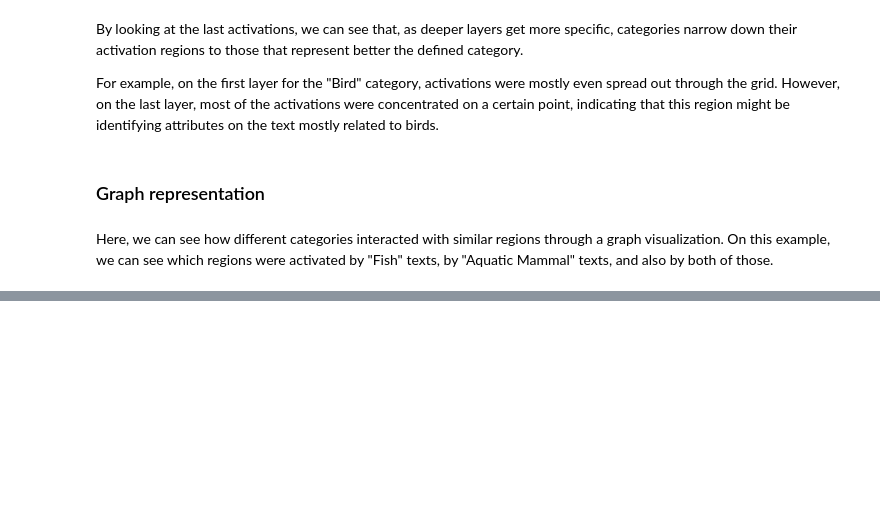
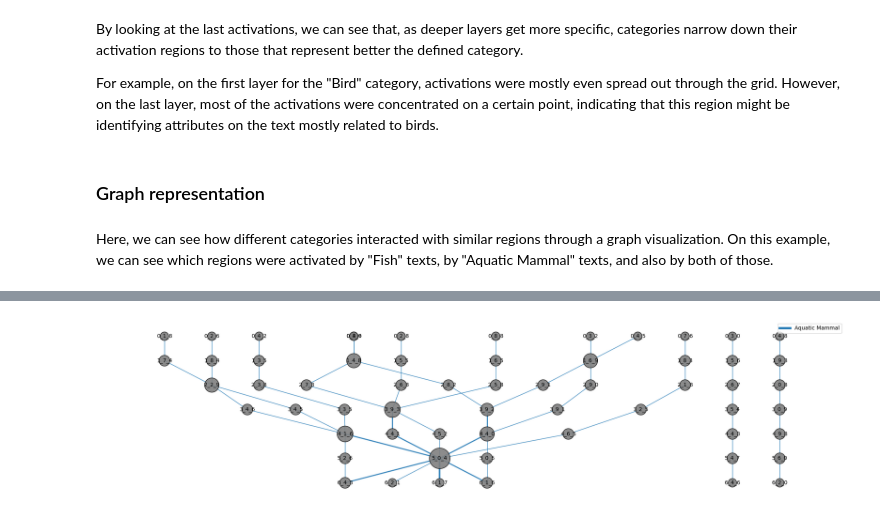
Before and after one commit to explic-ai/LLM-MRI, a Jupyter notebook: examples/Animals.ipynb, the cells around one changed output, grey strips where cells are left out. Cells and saved outputs as stored; diff of their text form; code cells hidden in the pictures; blank space fills up the shorter version.

```diff
--- a/examples/Animals.ipynb
+++ b/examples/Animals.ipynb
@@ -112,0 +112,5 @@ all_graph_image = llm_mri.get_graph_image(all_graph)
+# %%
+all_graph = llm_mri.get_graph("Aquatic Mammal")
+all_graph_image = llm_mri.get_graph_image(all_graph)
+# %% [output]
+[figure, added]
```
Also changed, not shown: parts of 4 cells of this notebook, 1 other file.
